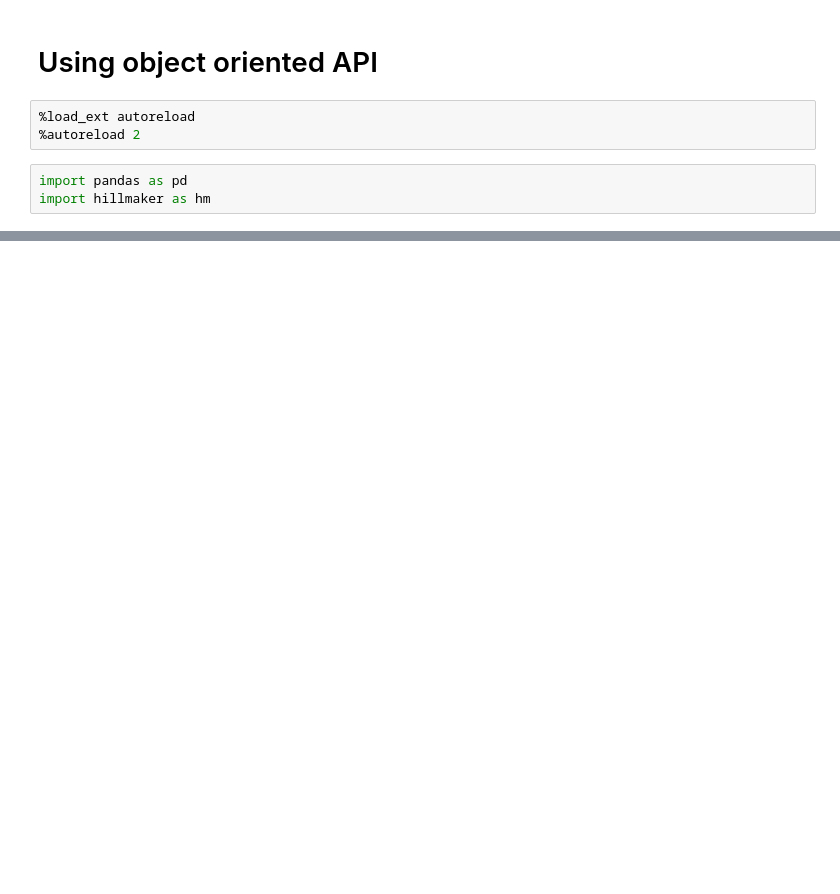
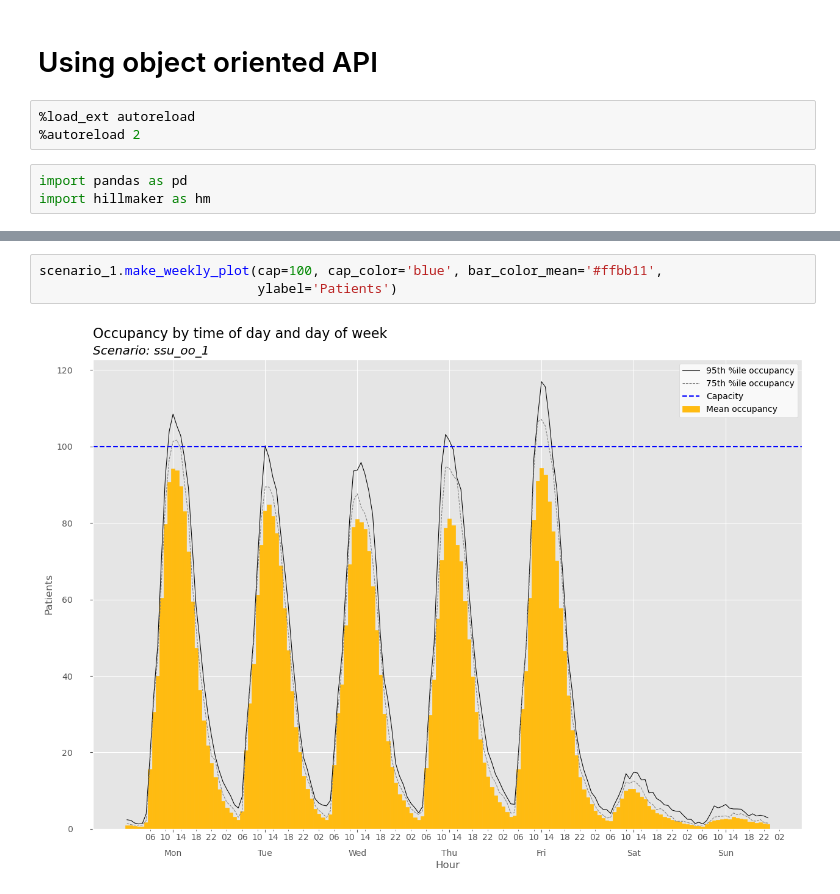
Before and after one commit to misken/hillmaker, a Jupyter notebook: docs/jb-hm/using_oo_api.ipynb, the cells around one changed output, grey strips where cells are left out. Drawn from its saved outputs; the diff is of its cells as text; blank space fills up the shorter version.

```diff
--- a/docs/jb-hm/using_oo_api.ipynb
+++ b/docs/jb-hm/using_oo_api.ipynb
@@ -69,0 +181,5 @@ oo_hacking.make_weekly_plot(bar_color_mean='#ffbb11')
+# %%
+scenario_1.make_weekly_plot(cap=100, cap_color='blue', bar_color_mean='#ffbb11',
+                            ylabel='Patients')
+# %% [output]
+[figure, added]
```
Also changed, not shown: parts of 38 cells of this notebook, 4 other files.
